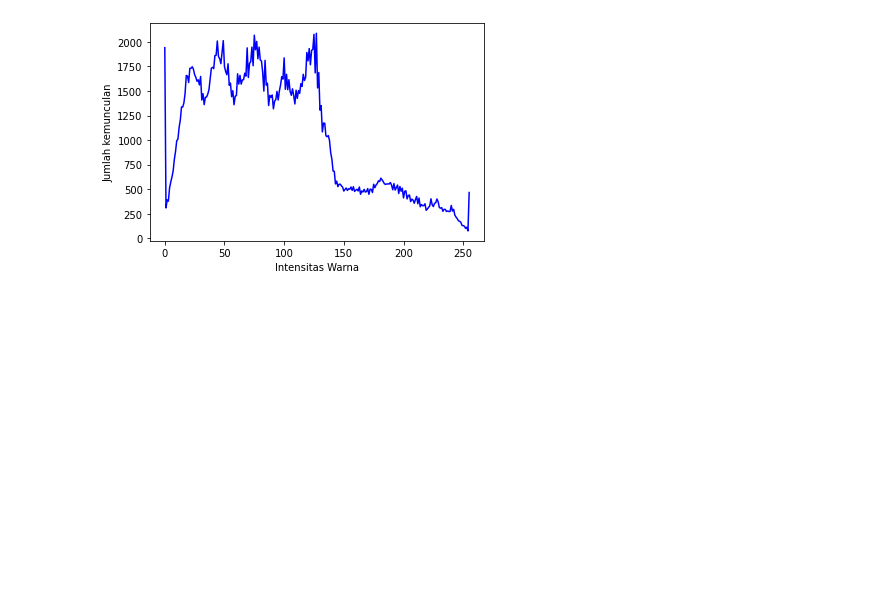
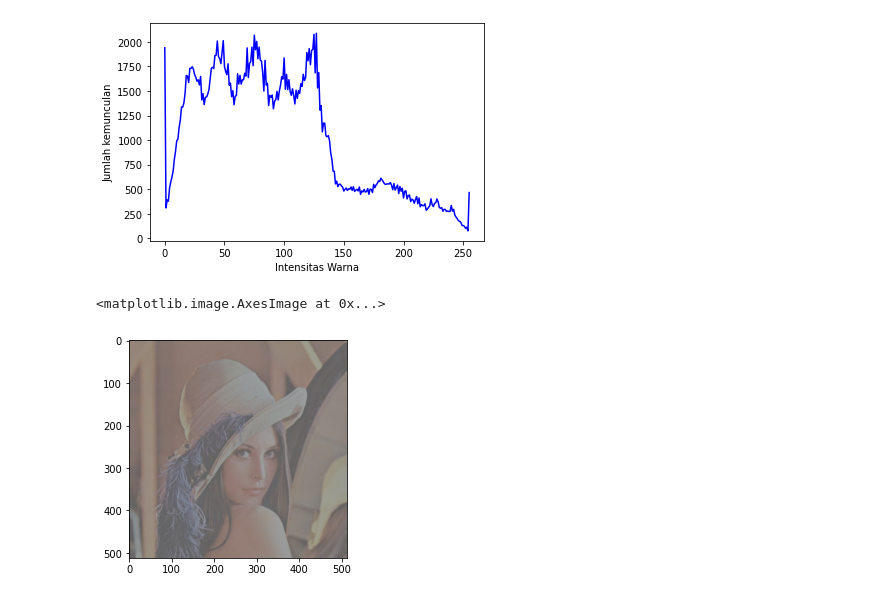
Before and after one commit to PuspitoMA/PCVK_Genap_2021, a Jupyter notebook: Week6.ipynb, the cells around one changed output. Drawn from its saved outputs; the diff is of its cells as text; code cells hidden in the pictures; blank space fills up the shorter version.

```diff
--- a/Week6.ipynb
+++ b/Week6.ipynb
@@ -61,3 +61,11 @@ for channels, c in zip(channel, r):
 [figure]
 [figure]
 [figure]
+# %%
+ori = cv.imread('/content/drive/MyDrive/Semester 6/PCVK_MM/Images/lena_lc.jpg')
+ori = cv.cvtColor(ori,cv.COLOR_BGR2RGB)
+
+plt.imshow(ori)
+# %% [output]
+<matplotlib.image.AxesImage at 0x...>
+[figure, added]
```
Also changed, not shown: parts of 4 cells of this notebook.
